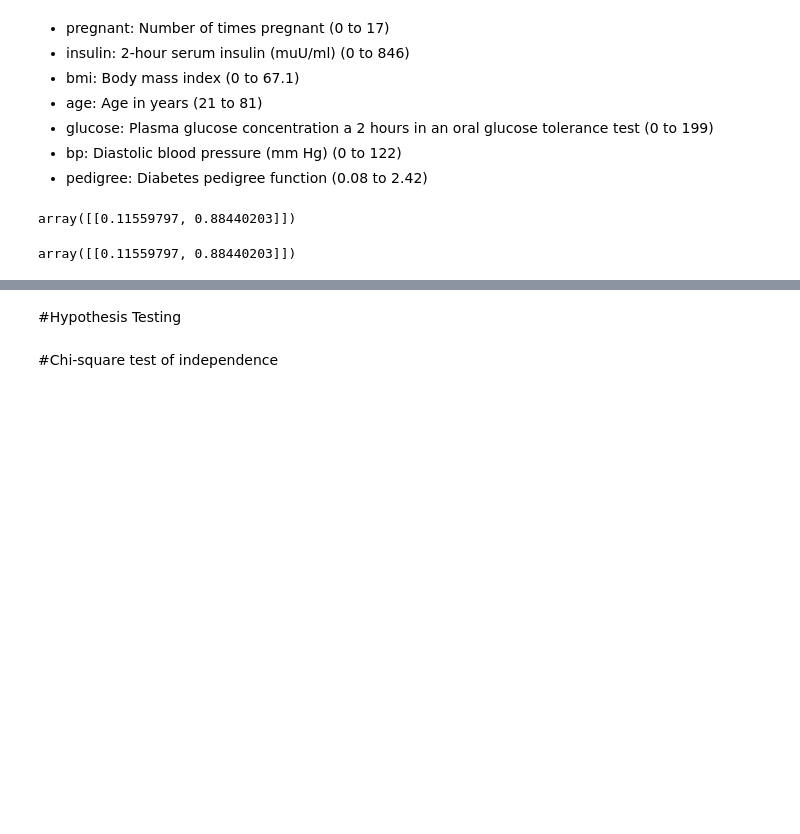
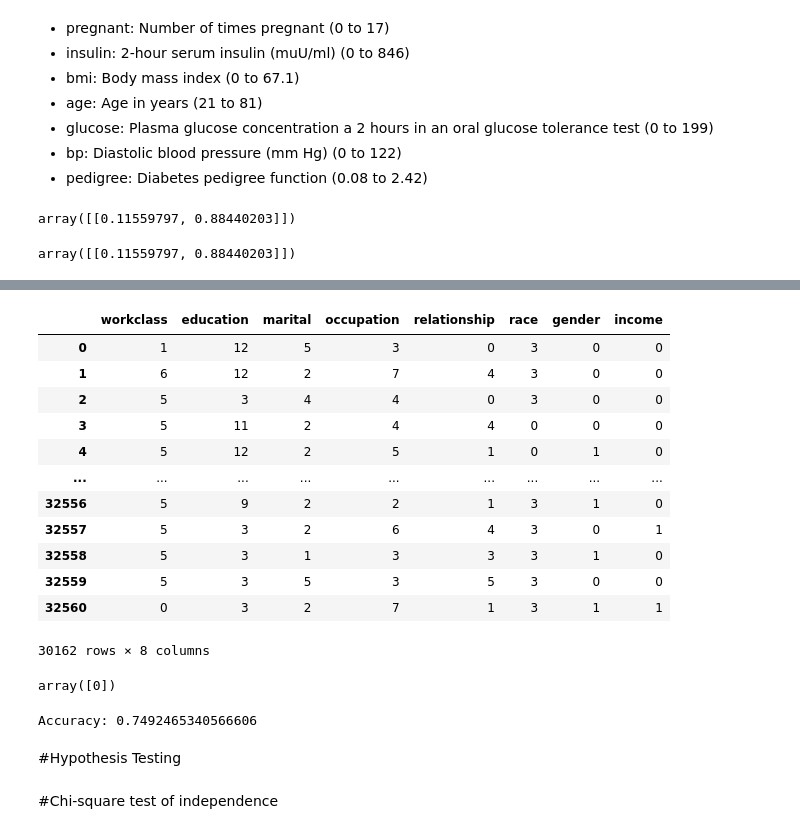
Before and after one commit to atlas-github/fstep_20, a Jupyter notebook: fstep_20_stats.ipynb, the cells around one changed output, grey strips where cells are left out. Saved outputs shown, nothing was run; the diff lists cells and outputs as text; code cells hidden in the pictures; blank space fills up the shorter version.

```diff
--- a/fstep_20_stats.ipynb
+++ b/fstep_20_stats.ipynb
@@ -313,0 +327,57 @@ array([[0.11559797, 0.88440203]])
+# %%
+import pandas as pd
+import numpy as np
+
+#load dataset
+income = pd.read_csv("adult.data", header = None, sep = ", ", names = ["age", "workclass", "fnlwgt", "education", "educational-num",
+                                                           "marital", "occupation", "relationship", "race", "gender",
+                                                           "capital gain", "capital loss", "hours per week", "country", "income"])
+
+#code will replace the special character to nan and then drop the columns
+income['country'] = income['country'].replace('?',np.nan)
+income['workclass'] = income['workclass'].replace('?',np.nan)
+income['occupation'] = income['occupation'].replace('?',np.nan)
+
+#dropping the NaN rows now
+income.dropna(how='any',inplace=True)
+
+#dropping based on uniquness of data from the dataset
+income.drop(['educational-num','age', 'hours per week', 'fnlwgt', 'capital gain','capital loss', 'country'], axis=1, inplace=True)
+
+#get rid of all leading white spaces
+income.applymap(str.strip)
+
+#mapping the data into numerical data using map function
+income['income'] = income['income'].map({'<=50K': 0, '>50K': 1}).astype(int)
+# %%
+#gender
+income['gender'] = income['gender'].map({'Male': 0, 'Female': 1}).astype(int)
+#race
+income['race'] = income['race'].map({'Black': 0, 'Asian-Pac-Islander': 1, 'Other': 2, 'White': 3, 'Amer-Indian-Eskimo': 4}).astype(int)
+#marital
+income['marital'] = income['marital'].map({'Married-spouse-absent': 0, 'Widowed': 1, 'Married-civ-spouse': 2, 'Separated': 3, 'Divorced': 4,'Never-married': 5, 'Married-AF-spouse': 6}).astype(int)
+#workclass
+income['workclass'] = income['workclass'].map({'Self-emp-inc': 0, 'State-gov': 1,'Federal-gov': 2, 'Without-pay': 3, 'Local-gov': 4,'Private': 5, 'Self-emp-not-inc': 6}).astype(int)
+#education
+income['education'] = income['education'].map({'Some-college': 0, 'Preschool': 1, '5th-6th': 2, 'HS-grad': 3, 'Masters': 4, '12th': 5, '7th-8th': 6, 'Prof-school': 7,'1st-4th': 8, 'Assoc-acdm': 9, 'Doctorate': 10, '11th': 11,'Bachelors': 12, '10th': 13,'Assoc-voc': 14,'9th': 15}).astype(int)
+#occupation
+income['occupation'] = income['occupation'].map({ 'Farming-fishing': 1, 'Tech-support': 2, 'Adm-clerical': 3, 'Handlers-cleaners': 4,
+ 'Prof-specialty': 5,'Machine-op-inspct': 6, 'Exec-managerial': 7,'Priv-house-serv': 8,'Craft-repair': 9,'Sales': 10, 'Transport-moving': 11, 'Armed-Forces': 12, 'Other-service': 13,'Protective-serv':14}).astype(int)
+#relationship
+income['relationship'] = income['relationship'].map({'Not-in-family': 0, 'Wife': 1, 'Other-relative': 2, 'Unmarried': 3,'Husband': 4,'Own-child': 5}).astype(int)
+# %%
+income
+# %% [output]
+|  | workclass | education | marital | occupation | relationship | race | gender | income |
+| 0 | 1 | 12 | 5 | 3 | 0 | 3 | 0 | 0 |
+| 1 | 6 | 12 | 2 | 7 | 4 | 3 | 0 | 0 |
+| 2 | 5 | 3 | 4 | 4 | 0 | 3 | 0 | 0 |
+| 3 | 5 | 11 | 2 | 4 | 4 | 0 | 0 | 0 |
+| 4 | 5 | 12 | 2 | 5 | 1 | 0 | 1 | 0 |
+| ... | ... | ... | ... | ... | ... | ... | ... | ... |
+| 32556 | 5 | 9 | 2 | 2 | 1 | 3 | 1 | 0 |
+| 32557 | 5 | 3 | 2 | 6 | 4 | 3 | 0 | 1 |
+| 32558 | 5 | 3 | 1 | 3 | 3 | 3 | 1 | 0 |
+| 32559 | 5 | 3 | 5 | 3 | 5 | 3 | 0 | 0 |
+| 32560 | 0 | 3 | 2 | 7 | 1 | 3 | 1 | 1 |
+30162 rows × 8 columns
@@ -314,3 +405,15 @@ array([[0.11559797, 0.88440203]])
+# %%
+#feeding the predict function with our test values in the format [['relationship','education','race','occupation','gender','marital','workclass']]
+reg.predict([[1,7,3,7,0,2,0]])
+# %% [output]
+array([0])
+# %%
+from sklearn import metrics
+
+#printing the accuracy values
+print("Accuracy:",metrics.accuracy_score(y_test, y_pred))
+# %% [output]
+Accuracy: 0.7492465340566606
 # %% [markdown]
 #Hypothesis Testing
 # %% [markdown]
```
Also changed, not shown: parts of 5 cells of this notebook.
